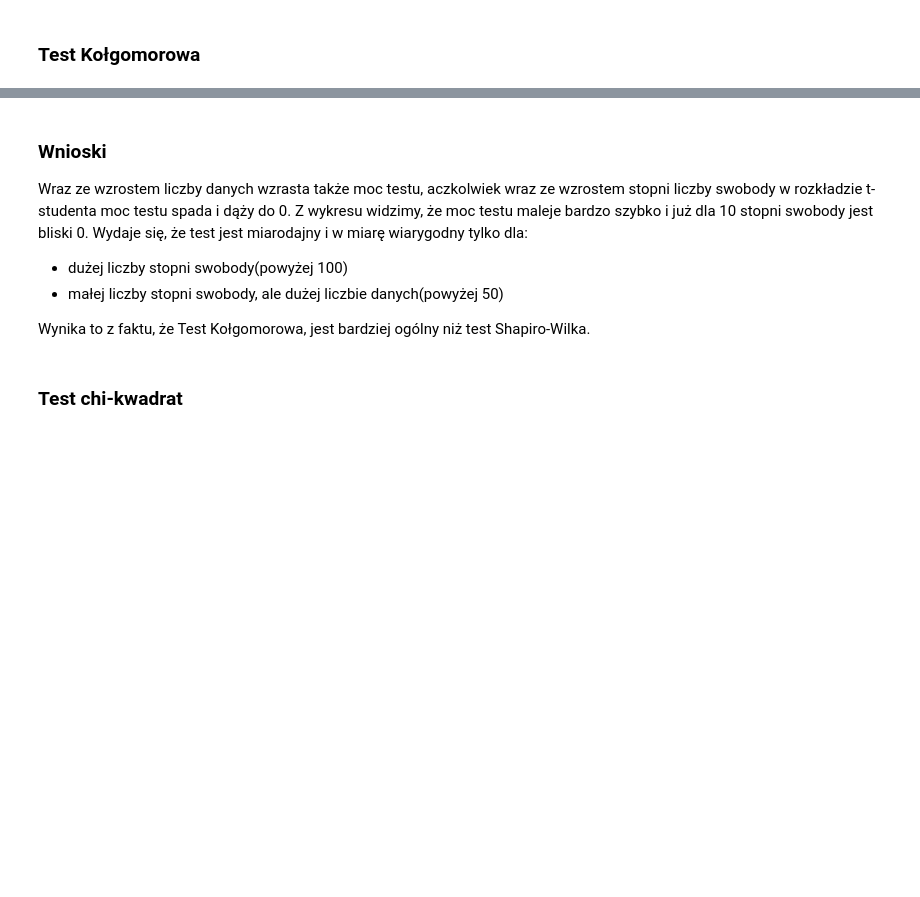
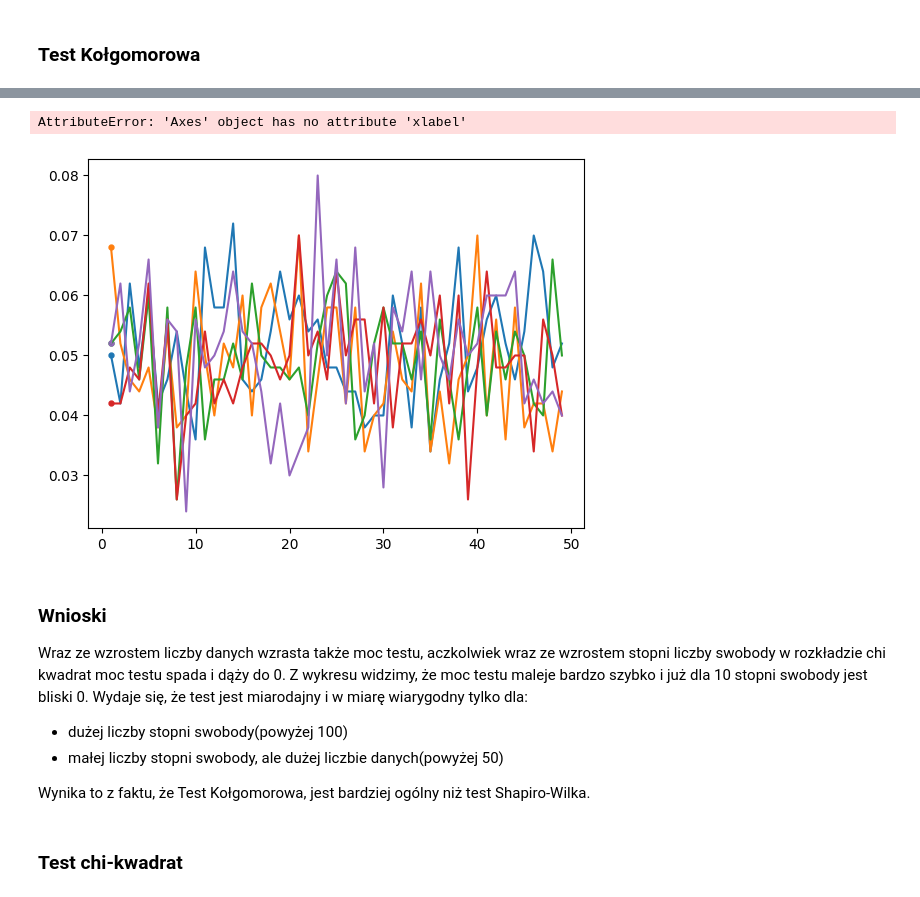
Before and after one commit to Arekflo2002/MetodyNieparametryczneStatystyka_Rozwiazania, a Jupyter notebook: Zadanie2.ipynb, the cells around one changed output, grey strips where cells are left out. Cells and saved outputs as stored; diff of their text form; code cells hidden in the pictures; blank space fills up the shorter version.

```diff
--- a/Zadanie2.ipynb
+++ b/Zadanie2.ipynb
@@ -257,7 +266,27 @@ plt.show()
+# %%
+_,(kol,kol1)= plt.subplots(1,2)
+
+# Dodaje dane do wykres
+for i,moc in enumerate(moc_kolgom_pit):
+    kol.plot(stopnie_swobody,moc,label= str(liczby_danych[i]))
+    kol.scatter(stopnie_swobody[0], moc[0], s=50, marker='.')
+
+
+
+# Dodaje opisy do wykresu
+kol.xlabel("Stopnie swobody")
+kol.ylabel("Moc Testu")
+kol.title("Test Kołgomorowa-PIT",fontdict=font_title)
+kol.legend(title="Liczba danych")
+kol.ylim(-0.01)
+kol.show()
+# %% [output]
+AttributeError: 'Axes' object has no attribute 'xlabel'
+[figure, added]
 # %% [markdown]
 ### Wnioski
 
-Wraz ze wzrostem liczby danych wzrasta także moc testu, aczkolwiek wraz ze wzrostem stopni liczby swobody w rozkładzie t-studenta moc testu spada i dąży do 0. Z wykresu widzimy, że moc testu maleje bardzo szybko i już dla 10 stopni swobody jest bliski 0. Wydaje się, że test jest miarodajny i w miarę wiarygodny tylko dla:
+Wraz ze wzrostem liczby danych wzrasta także moc testu, aczkolwiek wraz ze wzrostem stopni liczby swobody w rozkładzie chi kwadrat  moc testu spada i dąży do 0. Z wykresu widzimy, że moc testu maleje bardzo szybko i już dla 10 stopni swobody jest bliski 0. Wydaje się, że test jest miarodajny i w miarę wiarygodny tylko dla:
 - dużej liczby stopni swobody(powyżej 100)
 - małej liczby stopni swobody, ale dużej liczbie danych(powyżej 50)
 
```
Also changed, not shown: parts of 10 cells of this notebook, 3 other files.
